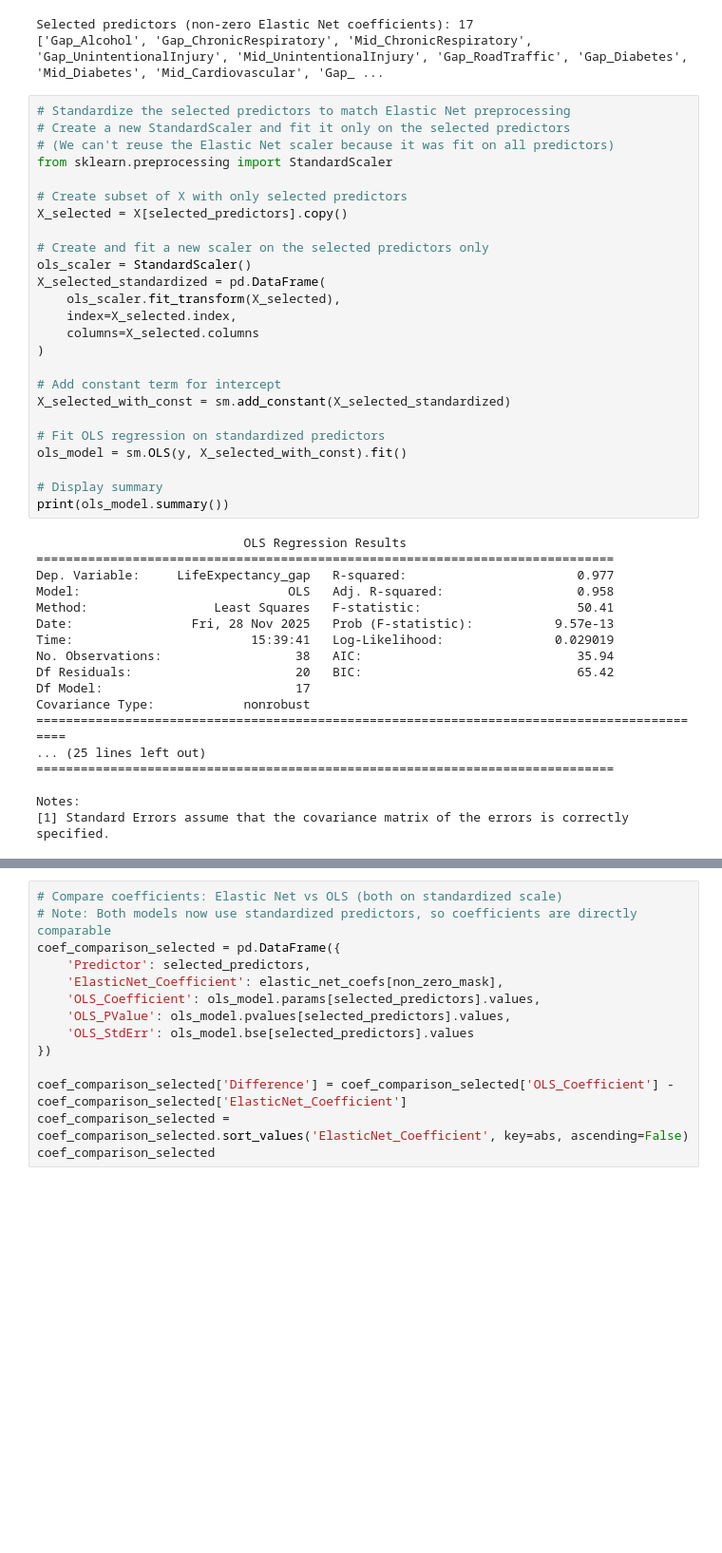
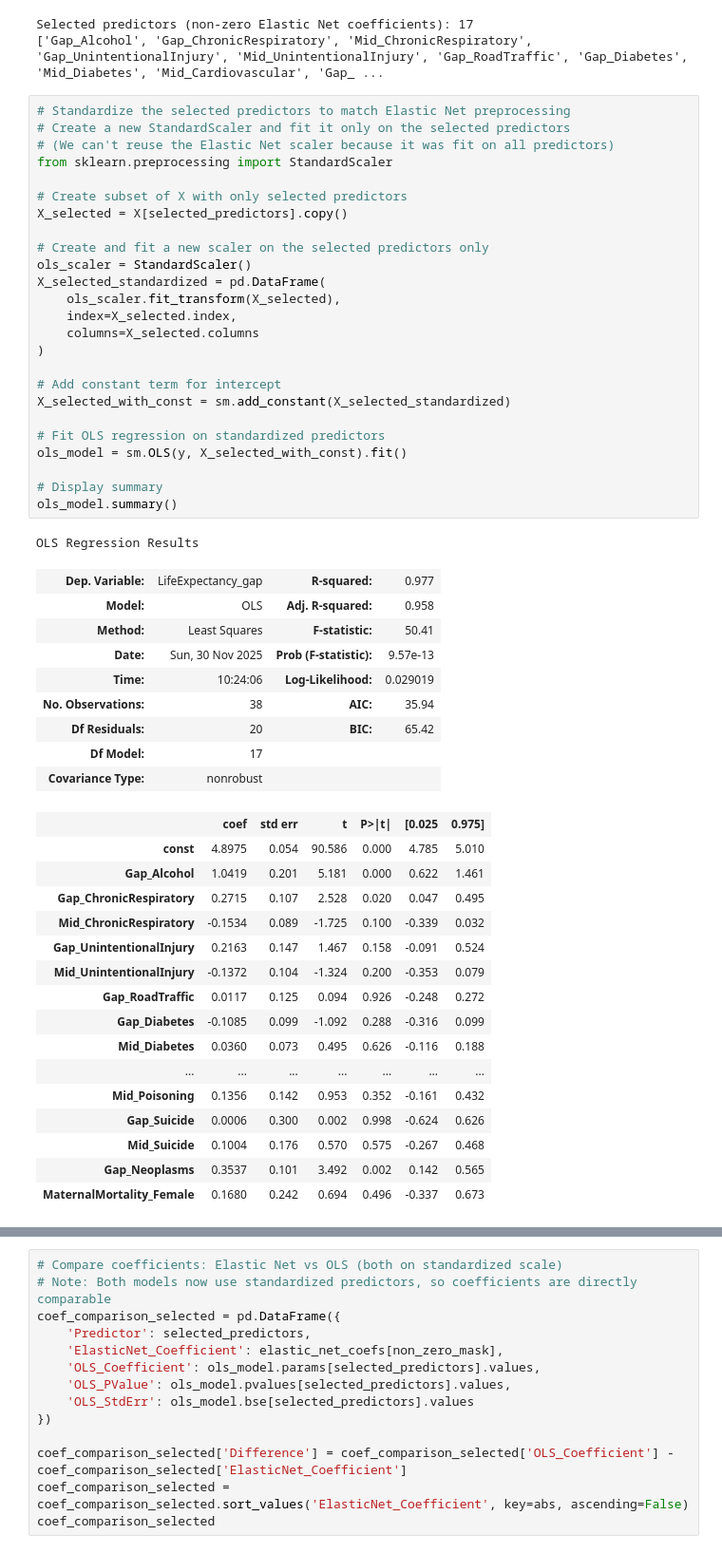
Before and after one commit to AllenDowney/EqualityWEF, a Jupyter notebook: HALE/model2.ipynb, the cells around one changed output, grey strips where cells are left out. Shown: that part at 95% size. Drawn from its saved outputs; the diff is of its cells as text; blank space fills up the shorter version.

Commit message:
Results with LE

```diff
--- a/HALE/model2.ipynb
+++ b/HALE/model2.ipynb
@@ -566,43 +650,52 @@ Selected predictors (non-zero Elastic Net coefficients): 17
 # %%
 # Standardize the selected predictors to match Elastic Net preprocessing
 # Create a new StandardScaler and fit it only on the selected predictors
 # (We can't reuse the Elastic Net scaler because it was fit on all predictors)
 from sklearn.preprocessing import StandardScaler
 
 # Create subset of X with only selected predictors
 X_selected = X[selected_predictors].copy()
 
 # Create and fit a new scaler on the selected predictors only
 ols_scaler = StandardScaler()
 X_selected_standardized = pd.DataFrame(
     ols_scaler.fit_transform(X_selected),
     index=X_selected.index,
     columns=X_selected.columns
 )
 
 # Add constant term for intercept
 X_selected_with_const = sm.add_constant(X_selected_standardized)
 
 # Fit OLS regression on standardized predictors
 ols_model = sm.OLS(y, X_selected_with_const).fit()
 
 # Display summary
-print(ols_model.summary())
+ols_model.summary()
 # %% [output]
-                            OLS Regression Results
-==============================================================================
-Dep. Variable:     LifeExpectancy_gap   R-squared:                       0.977
-Model:                            OLS   Adj. R-squared:                  0.958
-Method:                 Least Squares   F-statistic:                     50.41
-Date:                Fri, 28 Nov 2025   Prob (F-statistic):           9.57e-13
-Time:                        15:39:41   Log-Likelihood:               0.029019
-No. Observations:                  38   AIC:                             35.94
-Df Residuals:                      20   BIC:                             65.42
-Df Model:                          17
-Covariance Type:            nonrobust
-============================================================================================
-... (25 lines left out)
-==============================================================================
-
-Notes:
-[1] Standard Errors assume that the covariance matrix of the errors is correctly specified.
+OLS Regression Results
+| Dep. Variable: | LifeExpectancy_gap | R-squared: | 0.977 |
+| Model: | OLS | Adj. R-squared: | 0.958 |
+| Method: | Least Squares | F-statistic: | 50.41 |
+| Date: | Sun, 30 Nov 2025 | Prob (F-statistic): | 9.57e-13 |
+| Time: | 10:24:06 | Log-Likelihood: | 0.029019 |
+| No. Observations: | 38 | AIC: | 35.94 |
+| Df Residuals: | 20 | BIC: | 65.42 |
+| Df Model: | 17 |  |  |
+| Covariance Type: | nonrobust |  |  |
+|  | coef | std err | t | P>|t| | [0.025 | 0.975] |
+| const | 4.8975 | 0.054 | 90.586 | 0.000 | 4.785 | 5.010 |
+| Gap_Alcohol | 1.0419 | 0.201 | 5.181 | 0.000 | 0.622 | 1.461 |
+| Gap_ChronicRespiratory | 0.2715 | 0.107 | 2.528 | 0.020 | 0.047 | 0.495 |
+| Mid_ChronicRespiratory | -0.1534 | 0.089 | -1.725 | 0.100 | -0.339 | 0.032 |
+| Gap_UnintentionalInjury | 0.2163 | 0.147 | 1.467 | 0.158 | -0.091 | 0.524 |
+| Mid_UnintentionalInjury | -0.1372 | 0.104 | -1.324 | 0.200 | -0.353 | 0.079 |
+| Gap_RoadTraffic | 0.0117 | 0.125 | 0.094 | 0.926 | -0.248 | 0.272 |
+| Gap_Diabetes | -0.1085 | 0.099 | -1.092 | 0.288 | -0.316 | 0.099 |
+| Mid_Diabetes | 0.0360 | 0.073 | 0.495 | 0.626 | -0.116 | 0.188 |
+| ... | ... | ... | ... | ... | ... | ... |
+| Mid_Poisoning | 0.1356 | 0.142 | 0.953 | 0.352 | -0.161 | 0.432 |
+| Gap_Suicide | 0.0006 | 0.300 | 0.002 | 0.998 | -0.624 | 0.626 |
+| Mid_Suicide | 0.1004 | 0.176 | 0.570 | 0.575 | -0.267 | 0.468 |
+| Gap_Neoplasms | 0.3537 | 0.101 | 3.492 | 0.002 | 0.142 | 0.565 |
+| MaternalMortality_Female | 0.1680 | 0.242 | 0.694 | 0.496 | -0.337 | 0.673 |
```
Also changed, not shown: parts of 35 cells of this notebook, 2 other files.
